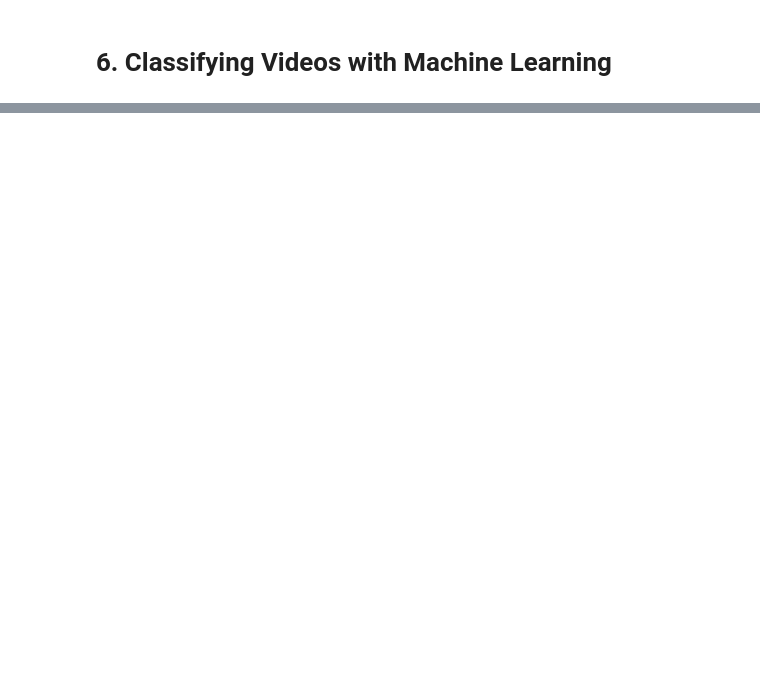
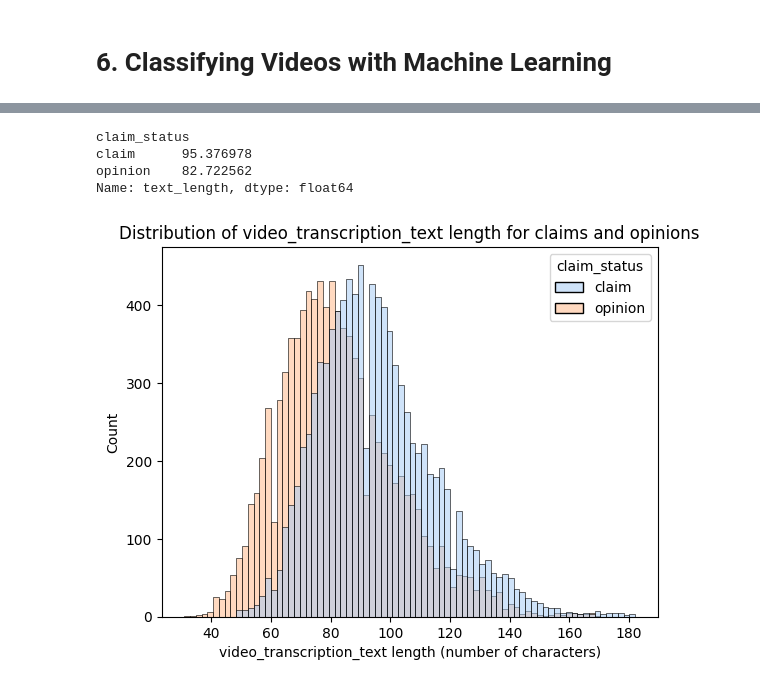
Before and after one commit to hugocheong/tiktok-claims-classification, a Jupyter notebook: claims-project.ipynb, the cells around one changed output, grey strips where cells are left out. Drawn from its saved outputs; the diff is of its cells as text; code cells hidden in the pictures; blank space fills up the shorter version.

```diff
--- a/claims-project.ipynb
+++ b/claims-project.ipynb
@@ -511,0 +709,4 @@ plt.show()
+# %%
+# Extract the length of each `video_transcription_text` and add as a column to the dataframe
+data['text_length'] = data['video_transcription_text'].str.len()
+data.head()
@@ -511,0 +720,18 @@ plt.show()
+# %%
+# Calculate the average `text_length` for each `claim_status`
+data.groupby('claim_status')['text_length'].mean()
+# %% [output]
+claim_status
+claim      95.376978
+opinion    82.722562
+Name: text_length, dtype: float64
+# %%
+# Visualize the distribution of `text_length` for each `claim_status`
+sns.histplot(data=data, x="text_length",
+            palette="pastel", hue="claim_status", legend=True)
+plt.xlabel("video_transcription_text length (number of characters)")
+plt.ylabel("Count")
+plt.title("Distribution of video_transcription_text length for claims and opinions")
+plt.show()
+# %% [output]
+[figure, added]
```
Also changed, not shown: parts of 34 cells of this notebook.
